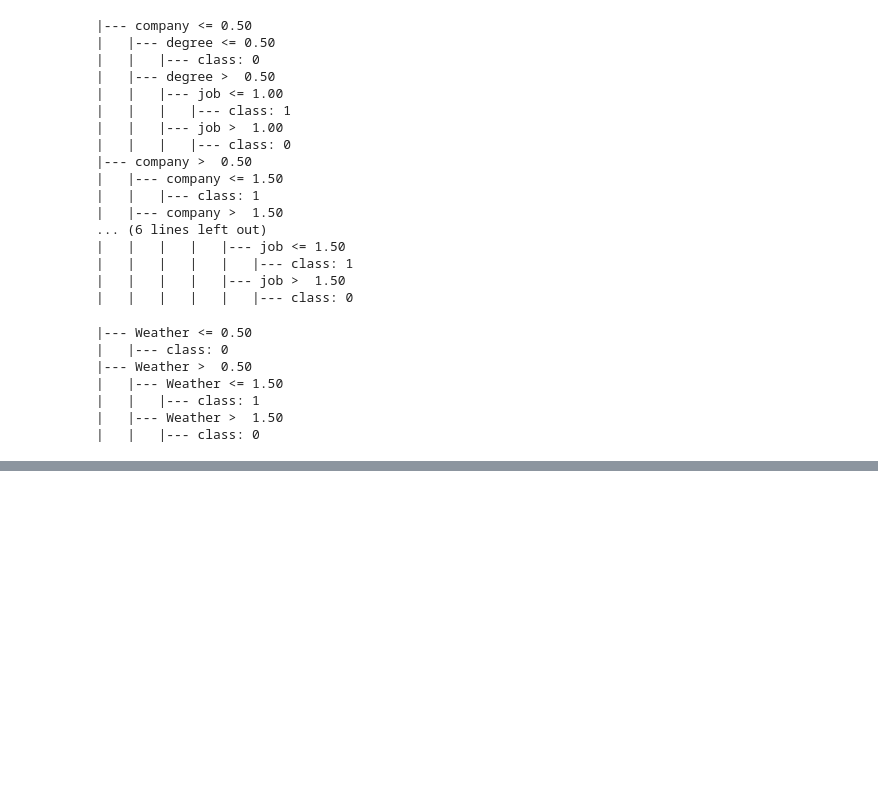
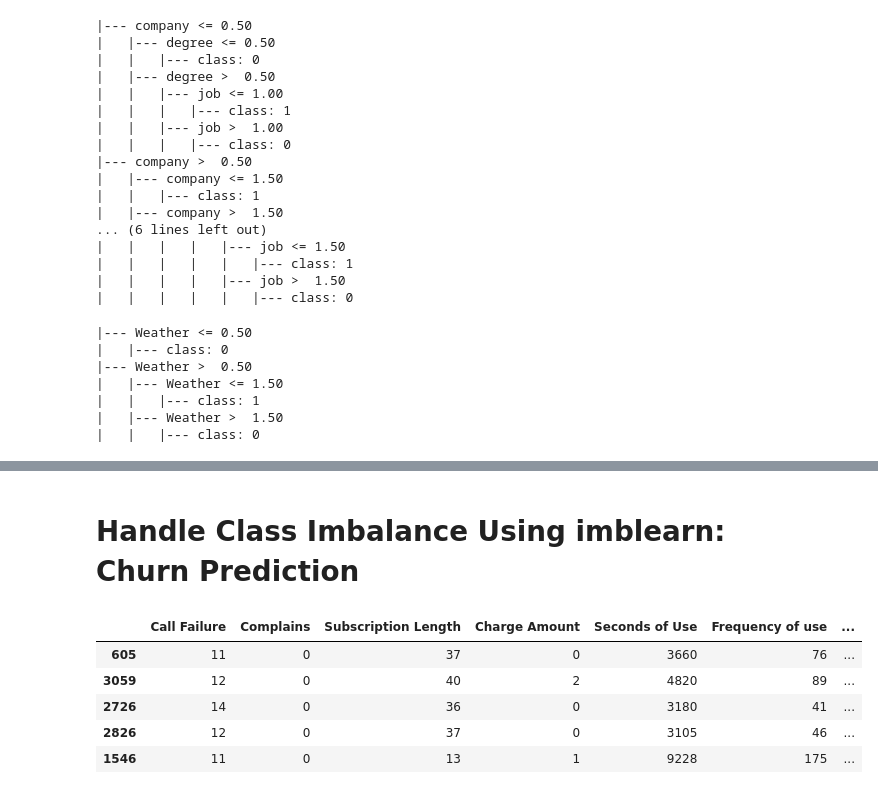
Before and after one commit to ThirumaleshV/AIE, a Jupyter notebook: ML/_2_Supervised_classification.ipynb, the cells around one changed output, grey strips where cells are left out. Drawn from its saved outputs; the diff is of its cells as text; code cells hidden in the pictures; blank space fills up the shorter version.

Commit message:
handle class imbalance

```diff
--- a/ML/_2_Supervised_classification.ipynb
+++ b/ML/_2_Supervised_classification.ipynb
@@ -2106,0 +2316,13 @@ print(export_text(model, feature_names=["Weather"]))
+# %% [markdown]
+# Handle Class Imbalance Using imblearn: Churn Prediction
+# %%
+import pandas as pd
+df=pd.read_csv(r"..\Datasets\churn.csv")
+df.sample(5)
+# %% [output]
+|  | Call Failure | Complains | Subscription Length | Charge Amount | Seconds of Use | Frequency of use | ... |
+| 605 | 11 | 0 | 37 | 0 | 3660 | 76 | ... |
+| 3059 | 12 | 0 | 40 | 2 | 4820 | 89 | ... |
+| 2726 | 14 | 0 | 36 | 0 | 3180 | 41 | ... |
+| 2826 | 12 | 0 | 37 | 0 | 3105 | 46 | ... |
+| 1546 | 11 | 0 | 13 | 1 | 9228 | 175 | ... |
```
Also changed, not shown: parts of 31 cells of this notebook.
